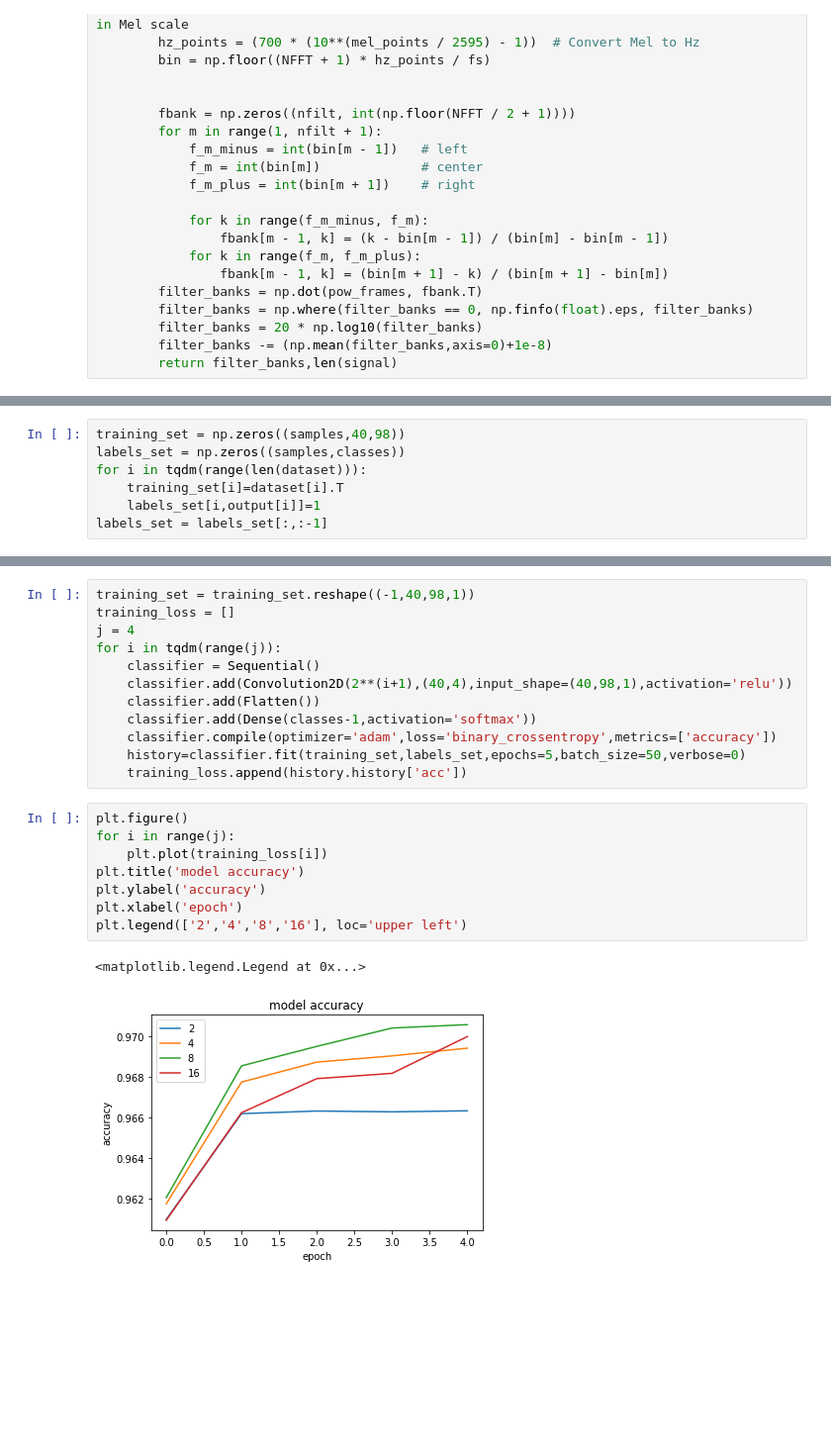
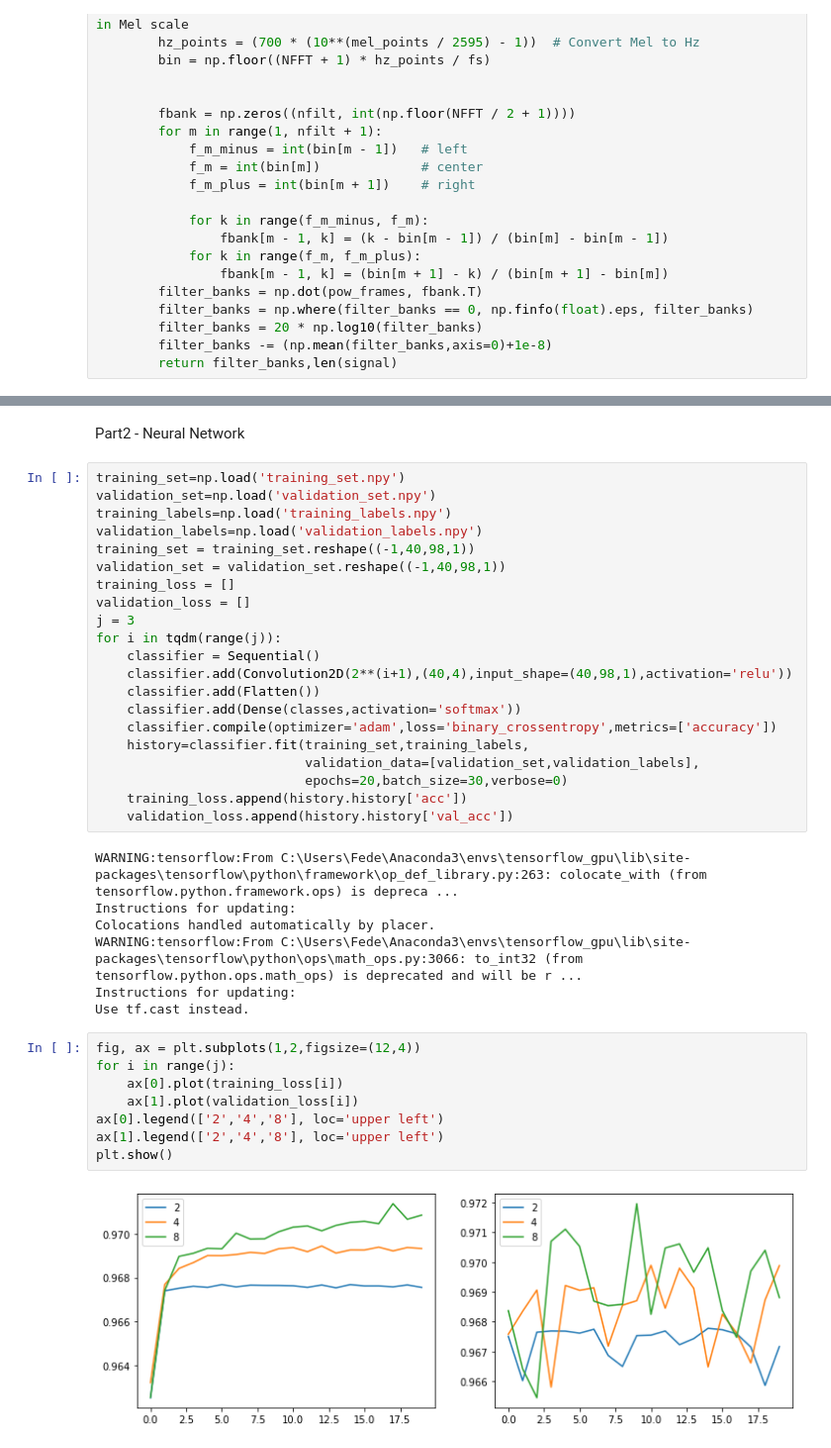
Before and after one commit to Fede5991/HumanDataAnalytics, a Jupyter notebook: Project1.ipynb, the cells around one changed output, grey strips where cells are left out. Shown at 99% size. Drawn from its saved outputs; the diff is of its cells as text; blank space fills up the shorter version.

```diff
--- a/Project1.ipynb
+++ b/Project1.ipynb
@@ -157,10 +215,3 @@ plt.show()
 # %% [output]
 <Figure size 432x288 with 0 Axes>
 [figure]
-# %%
-training_set = np.zeros((samples,40,98))
-labels_set = np.zeros((samples,classes))
-for i in tqdm(range(len(dataset))):
-    training_set[i]=dataset[i].T
-    labels_set[i,output[i]]=1
-labels_set = labels_set[:,:-1]
@@ -167,23 +261,40 @@ labels_set = labels_set[:,:-1]
+# %% [markdown]
+Part2 - Neural Network
 # %%
+training_set=np.load('training_set.npy')
+validation_set=np.load('validation_set.npy')
+training_labels=np.load('training_labels.npy')
+validation_labels=np.load('validation_labels.npy')
 training_set = training_set.reshape((-1,40,98,1))
+validation_set = validation_set.reshape((-1,40,98,1))
 training_loss = []
-j = 4
+validation_loss = []
+j = 3
 for i in tqdm(range(j)):
     classifier = Sequential()
     classifier.add(Convolution2D(2**(i+1),(40,4),input_shape=(40,98,1),activation='relu'))
     classifier.add(Flatten())
-    classifier.add(Dense(classes-1,activation='softmax'))
+    classifier.add(Dense(classes,activation='softmax'))
     classifier.compile(optimizer='adam',loss='binary_crossentropy',metrics=['accuracy'])
-    history=classifier.fit(training_set,labels_set,epochs=5,batch_size=50,verbose=0)
+    history=classifier.fit(training_set,training_labels,
+                           validation_data=[validation_set,validation_labels],
+                           epochs=20,batch_size=30,verbose=0)
     training_loss.append(history.history['acc'])
+    validation_loss.append(history.history['val_acc'])
+# %% [output]
+WARNING:tensorflow:From C:\Users\Fede\Anaconda3\envs\tensorflow_gpu\lib\site-packages\tensorflow\python\framework\op_def_library.py:263: colocate_with (from tensorflow.python.framework.ops) is depreca ...
+Instructions for updating:
+Colocations handled automatically by placer.
+WARNING:tensorflow:From C:\Users\Fede\Anaconda3\envs\tensorflow_gpu\lib\site-packages\tensorflow\python\ops\math_ops.py:3066: to_int32 (from tensorflow.python.ops.math_ops) is deprecated and will be r ...
+Instructions for updating:
+Use tf.cast instead.
-# %%
-plt.figure()
-for i in range(j):
-    plt.plot(training_loss[i])
-plt.title('model accuracy')
-plt.ylabel('accuracy')
-plt.xlabel('epoch')
-plt.legend(['2','4','8','16'], loc='upper left')
-# %% [output]
-<matplotlib.legend.Legend at 0x...>
-[figure, removed]
+# %%
+fig, ax = plt.subplots(1,2,figsize=(12,4))
+for i in range(j):
+    ax[0].plot(training_loss[i])
+    ax[1].plot(validation_loss[i])
+ax[0].legend(['2','4','8'], loc='upper left')
+ax[1].legend(['2','4','8'], loc='upper left')
+plt.show()
+# %% [output]
+[figure, added]
```
Also changed, not shown: parts of 10 cells of this notebook.
